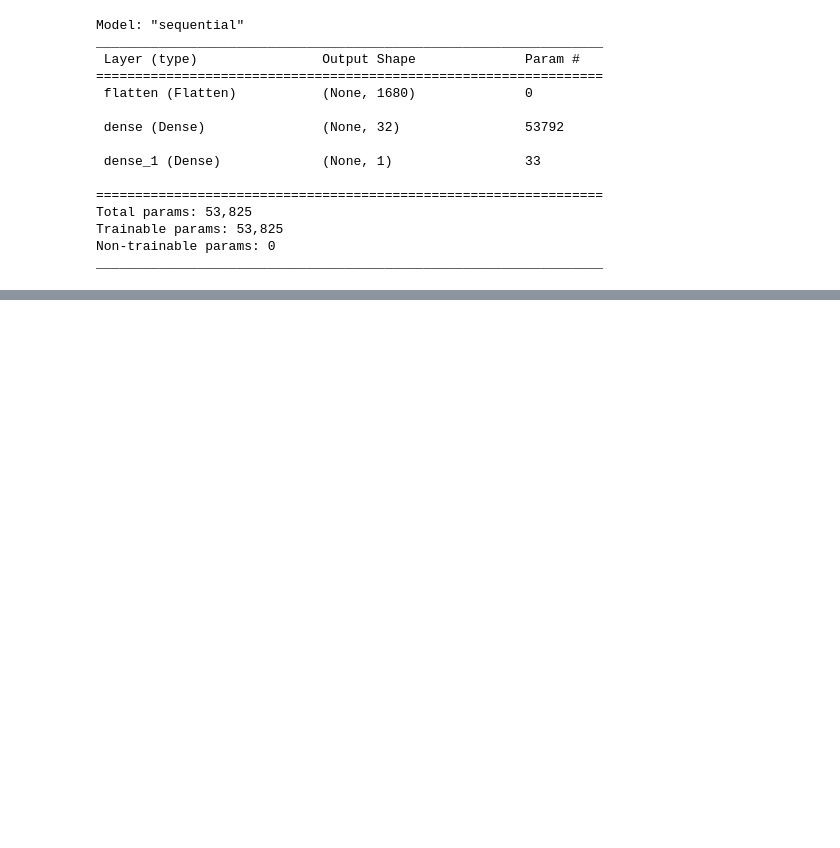
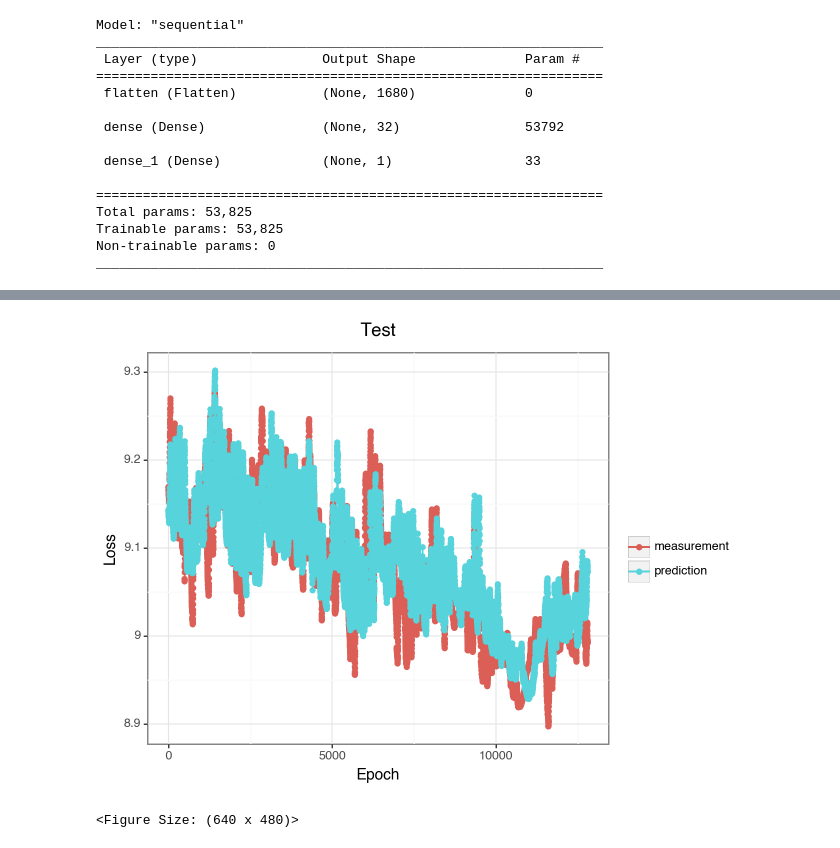
Before and after one commit to lmaczews/keras, a Jupyter notebook: notebooks/climate_time_series_anlaysis.ipynb, the cells around one changed output, grey strips where cells are left out. Cells and saved outputs as stored; diff of their text form; code cells hidden in the pictures; blank space fills up the shorter version.

```diff
--- a/notebooks/climate_time_series_anlaysis.ipynb
+++ b/notebooks/climate_time_series_anlaysis.ipynb
@@ -394 +382,8 @@ sc.plot
 <Figure Size: (640 x 480)>
+# %%
+test_results = pd.DataFrame()
+
+for i in range(100):
+    x, y = next(test_gen)
+    predictions = model_gru.predict(x)
+    test_results = pd.concat([test_results, pd.DataFrame.from_dict({'real_temp':y, 'predicted_temp':predictions.reshape(-1)})], ignore_index=True)
@@ -394,0 +408,25 @@ sc.plot
+# %%
+test_results.reset_index(inplace=True)
+test_results.rename(columns={'index':'number'},inplace=True)
+# %%
+test_results.real_temp /= std_0[1]
+test_results.real_temp += mean_0[1]
+test_results.predicted_temp /= std_0[1]
+test_results.predicted_temp += mean_0[1]
+# %%
+sc = ScatterPlot(data_set=test_results,
+                 aes = {'x':'number', 'y':'real_temp', 'color':"'measurement'"},
+                 main_title='Test',
+                 x_label='Epoch',
+                 y_label='Loss',
+                 legend_title='',
+                 line = geom_line()
+              )
+
+sc.add_gg_object(geom_point(test_results, aes(x = 'number', y = 'predicted_temp', color = "'prediction'")))
+sc.add_gg_object(geom_line(test_results, aes(x = 'number', y = 'predicted_temp', color = "'prediction'")))
+# %%
+sc.plot
+# %% [output]
+[figure, added]
+<Figure Size: (640 x 480)>
```
Also changed, not shown: parts of 15 cells of this notebook.
